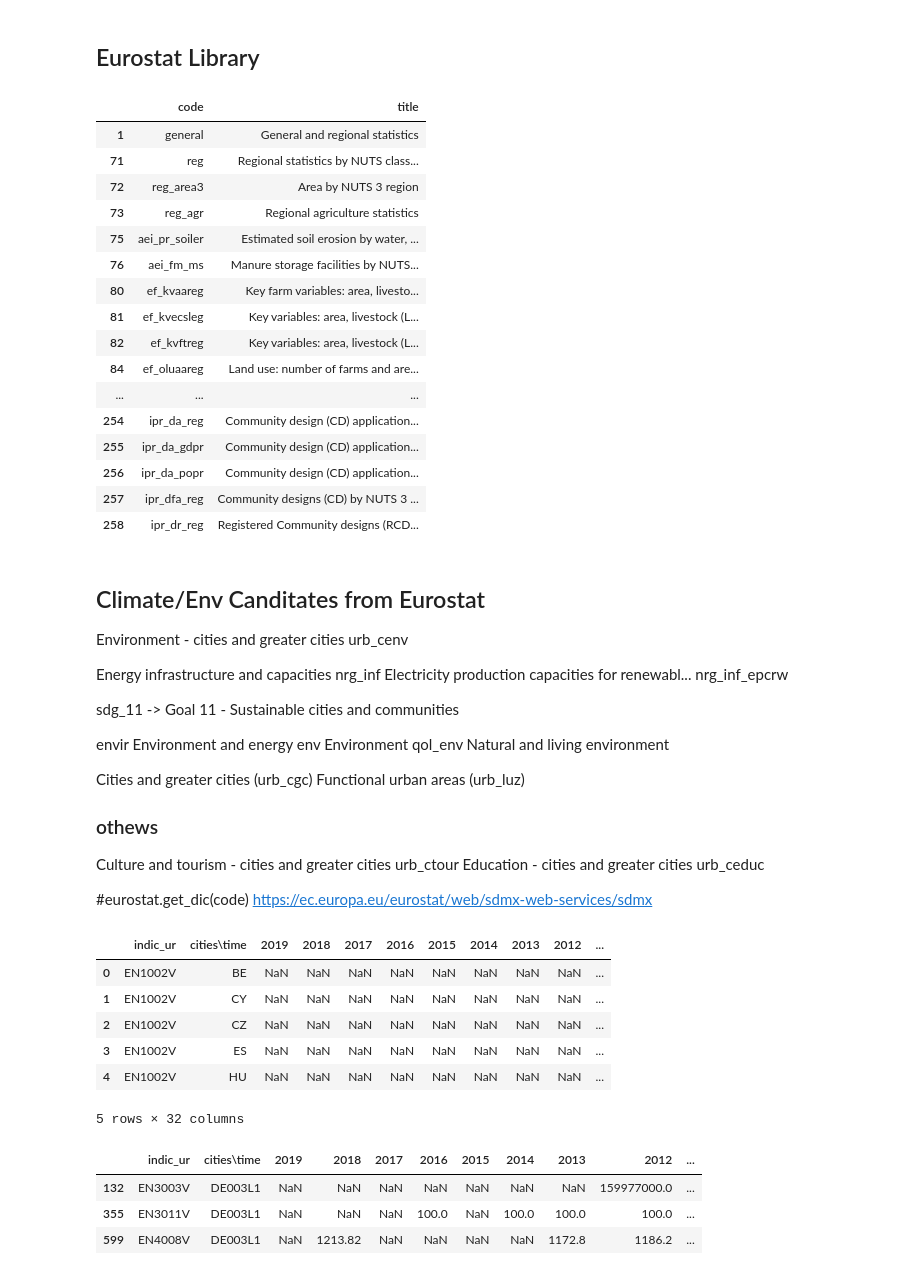
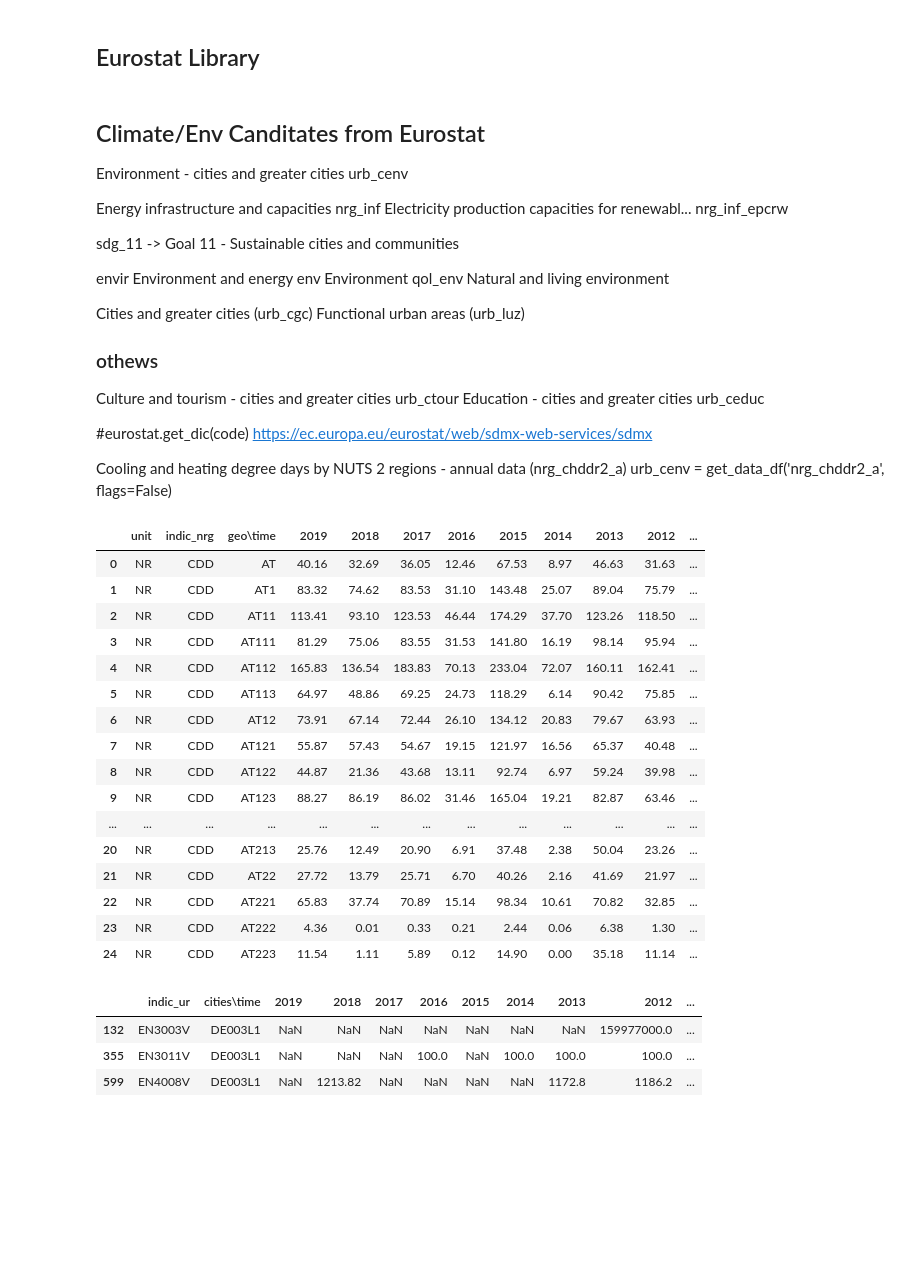
Before and after one commit to NikolasHaimerl/DOP_EX3, a Jupyter notebook: src/data_preparation/EDA dopp climate.ipynb, the cells around one changed output. Drawn from its saved outputs; the diff is of its cells as text; code cells hidden in the pictures; blank space fills up the shorter version.

Commit message:
Climate: extract Cooling/HeatingDays, Waste capacity
by nuts2 and more candidates

```diff
--- a/src/data_preparation/EDA dopp climate.ipynb
+++ b/src/data_preparation/EDA dopp climate.ipynb
@@ -60,26 +60,8 @@ enrgy.head(5)
 ## Eurostat Library
 # %%
 toc_df = get_toc_df()
-tmp = subset_toc_df(toc_df, 'region').loc[:,('code','title')]
+tmp = subset_toc_df(toc_df, 'Energy').loc[:,('code','title')]
 tmp.head(150)
-# %% [output]
-|  | code | title |
-| 1 | general | General and regional statistics |
-| 71 | reg | Regional statistics by NUTS class... |
-| 72 | reg_area3 | Area by NUTS 3 region |
-| 73 | reg_agr | Regional agriculture statistics |
-| 75 | aei_pr_soiler | Estimated soil erosion by water, ... |
-| 76 | aei_fm_ms | Manure storage facilities by NUTS... |
-| 80 | ef_kvaareg | Key farm variables: area, livesto... |
-| 81 | ef_kvecsleg | Key variables: area, livestock (L... |
-| 82 | ef_kvftreg | Key variables: area, livestock (L... |
-| 84 | ef_oluaareg | Land use: number of farms and are... |
-| ... | ... | ... |
-| 254 | ipr_da_reg | Community design (CD) application... |
-| 255 | ipr_da_gdpr | Community design (CD) application... |
-| 256 | ipr_da_popr | Community design (CD) application... |
-| 257 | ipr_dfa_reg | Community designs (CD) by NUTS 3 ... |
-| 258 | ipr_dr_reg | Registered Community designs (RCD... |
 # %% [markdown]
 ## Climate/Env Canditates from Eurostat
 Environment - cities and greater cities 	urb_cenv
@@ -105,20 +87,37 @@ Education - cities and greater cities 	urb_ceduc
 
 #eurostat.get_dic(code)
 https://ec.europa.eu/eurostat/web/sdmx-web-services/sdmx
+
+
+
+
+Cooling and heating degree days by NUTS 2 regions - annual data (nrg_chddr2_a)
+urb_cenv = get_data_df('nrg_chddr2_a', flags=False)
 # %%
 cities_dict = get_dic('cities')
 # %%
 
-urb_cenv = get_data_df('urb_cenv', flags=False)
-urb_cenv.head()
+urb_cenv = get_data_df('nrg_chddr2_a', flags=False)
+
+urb_cenv.iloc[:,:12].dropna(axis=0, thresh=2).head(25)
 # %% [output]
-|  | indic_ur | cities\time | 2019 | 2018 | 2017 | 2016 | 2015 | 2014 | 2013 | 2012 | ... |
-| 0 | EN1002V | BE | NaN | NaN | NaN | NaN | NaN | NaN | NaN | NaN | ... |
-| 1 | EN1002V | CY | NaN | NaN | NaN | NaN | NaN | NaN | NaN | NaN | ... |
-| 2 | EN1002V | CZ | NaN | NaN | NaN | NaN | NaN | NaN | NaN | NaN | ... |
-| 3 | EN1002V | ES | NaN | NaN | NaN | NaN | NaN | NaN | NaN | NaN | ... |
-| 4 | EN1002V | HU | NaN | NaN | NaN | NaN | NaN | NaN | NaN | NaN | ... |
+|  | unit | indic_nrg | geo\time | 2019 | 2018 | 2017 | 2016 | 2015 | 2014 | 2013 | 2012 | ... |
+| 0 | NR | CDD | AT | 40.16 | 32.69 | 36.05 | 12.46 | 67.53 | 8.97 | 46.63 | 31.63 | ... |
+| 1 | NR | CDD | AT1 | 83.32 | 74.62 | 83.53 | 31.10 | 143.48 | 25.07 | 89.04 | 75.79 | ... |
+| 2 | NR | CDD | AT11 | 113.41 | 93.10 | 123.53 | 46.44 | 174.29 | 37.70 | 123.26 | 118.50 | ... |
+| 3 | NR | CDD | AT111 | 81.29 | 75.06 | 83.55 | 31.53 | 141.80 | 16.19 | 98.14 | 95.94 | ... |
+| 4 | NR | CDD | AT112 | 165.83 | 136.54 | 183.83 | 70.13 | 233.04 | 72.07 | 160.11 | 162.41 | ... |
+| 5 | NR | CDD | AT113 | 64.97 | 48.86 | 69.25 | 24.73 | 118.29 | 6.14 | 90.42 | 75.85 | ... |
+| 6 | NR | CDD | AT12 | 73.91 | 67.14 | 72.44 | 26.10 | 134.12 | 20.83 | 79.67 | 63.93 | ... |
+| 7 | NR | CDD | AT121 | 55.87 | 57.43 | 54.67 | 19.15 | 121.97 | 16.56 | 65.37 | 40.48 | ... |
+| 8 | NR | CDD | AT122 | 44.87 | 21.36 | 43.68 | 13.11 | 92.74 | 6.97 | 59.24 | 39.98 | ... |
+| 9 | NR | CDD | AT123 | 88.27 | 86.19 | 86.02 | 31.46 | 165.04 | 19.21 | 82.87 | 63.46 | ... |
+| ... | ... | ... | ... | ... | ... | ... | ... | ... | ... | ... | ... | ... |
+| 20 | NR | CDD | AT213 | 25.76 | 12.49 | 20.90 | 6.91 | 37.48 | 2.38 | 50.04 | 23.26 | ... |
+| 21 | NR | CDD | AT22 | 27.72 | 13.79 | 25.71 | 6.70 | 40.26 | 2.16 | 41.69 | 21.97 | ... |
+| 22 | NR | CDD | AT221 | 65.83 | 37.74 | 70.89 | 15.14 | 98.34 | 10.61 | 70.82 | 32.85 | ... |
+| 23 | NR | CDD | AT222 | 4.36 | 0.01 | 0.33 | 0.21 | 2.44 | 0.06 | 6.38 | 1.30 | ... |
+| 24 | NR | CDD | AT223 | 11.54 | 1.11 | 5.89 | 0.12 | 14.90 | 0.00 | 35.18 | 11.14 | ... |
-5 rows × 32 columns
 # %%
 Cities_with_codes = pd.read_csv("./Cities_with_codes.csv", index_col=0)
 CityDI = Cities_with_codes.iloc[:,0].to_dict()
```
Also changed, not shown: 1 other file.
